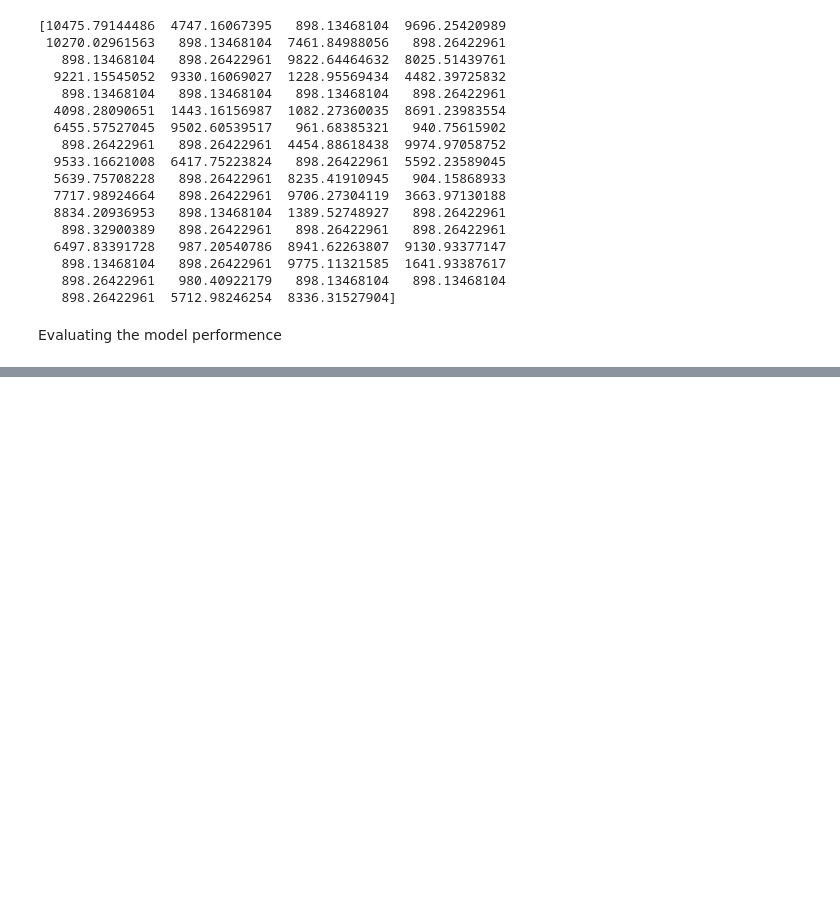
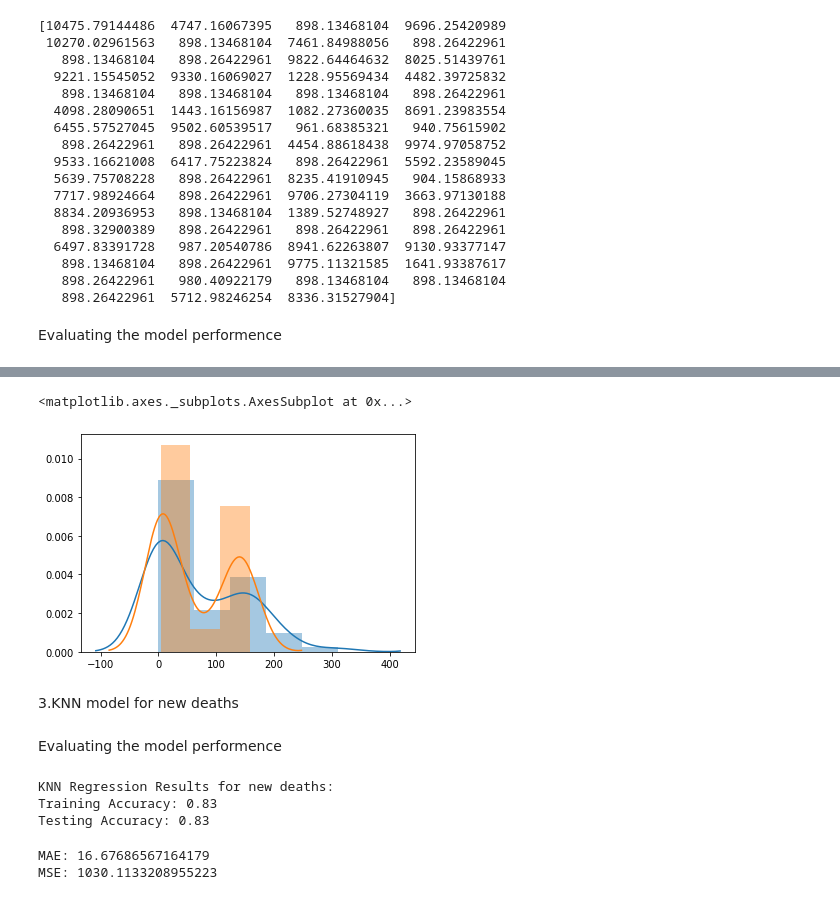
Before and after one commit to puneetdixit576/Covid_19_cases_analysis_in_Russia, a Jupyter notebook: Visulization_and_prediction_of_COVID19_cases_and_deaths_in_Russia.ipynb, the cells around one changed output, grey strips where cells are left out. Cells and saved outputs as stored; diff of their text form; code cells hidden in the pictures; blank space fills up the shorter version.

```diff
--- a/Visulization_and_prediction_of_COVID19_cases_and_deaths_in_Russia.ipynb
+++ b/Visulization_and_prediction_of_COVID19_cases_and_deaths_in_Russia.ipynb
@@ -226,0 +319,8 @@ Testing Accuracy: 0.83
+# %%
+sns.distplot(test_V)
+sns.distplot(prediction2)
+# %% [output]
+<matplotlib.axes._subplots.AxesSubplot at 0x...>
+[figure, added]
+# %% [markdown]
+3.KNN model for new deaths
@@ -226,0 +335,19 @@ Testing Accuracy: 0.83
+# %% [markdown]
+Evaluating the model performence
+# %%
+print('KNN Regression Results for new deaths: ')
+
+train_score3 = knn_model.score(train_U, train_V)
+print('Training Accuracy:', train_score3.round(2))
+test_score3 = knn_model.score(test_U, test_V)
+print('Testing Accuracy:', test_score3.round(2))
+# %% [output]
+KNN Regression Results for new deaths:
+Training Accuracy: 0.83
+Testing Accuracy: 0.83
+# %%
+print('MAE:',mean_absolute_error(prediction3,test_V))
+print('MSE:',mean_squared_error(prediction3,test_V))
+# %% [output]
+MAE: 16.67686567164179
+MSE: 1030.1133208955223
```
Also changed, not shown: parts of 27 cells of this notebook.
